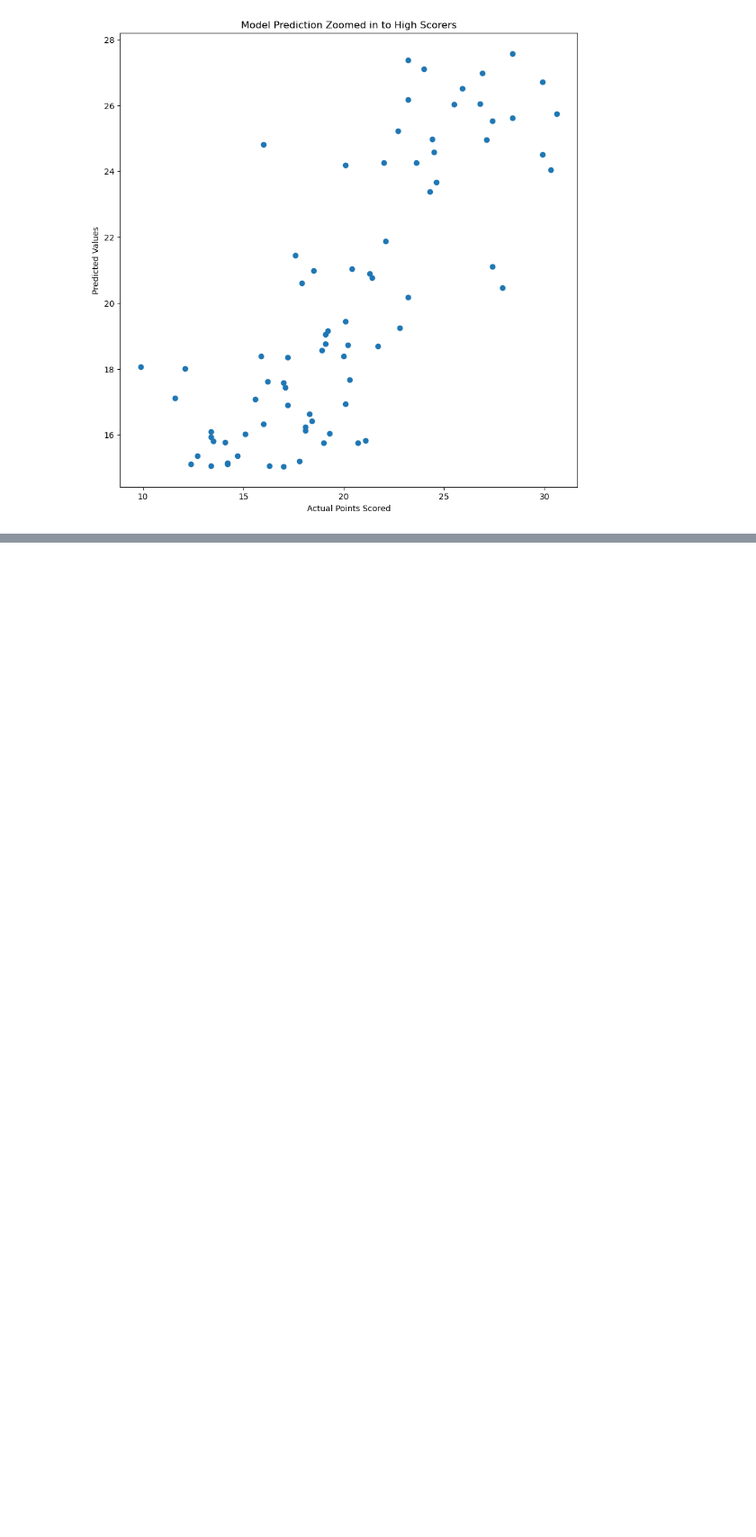
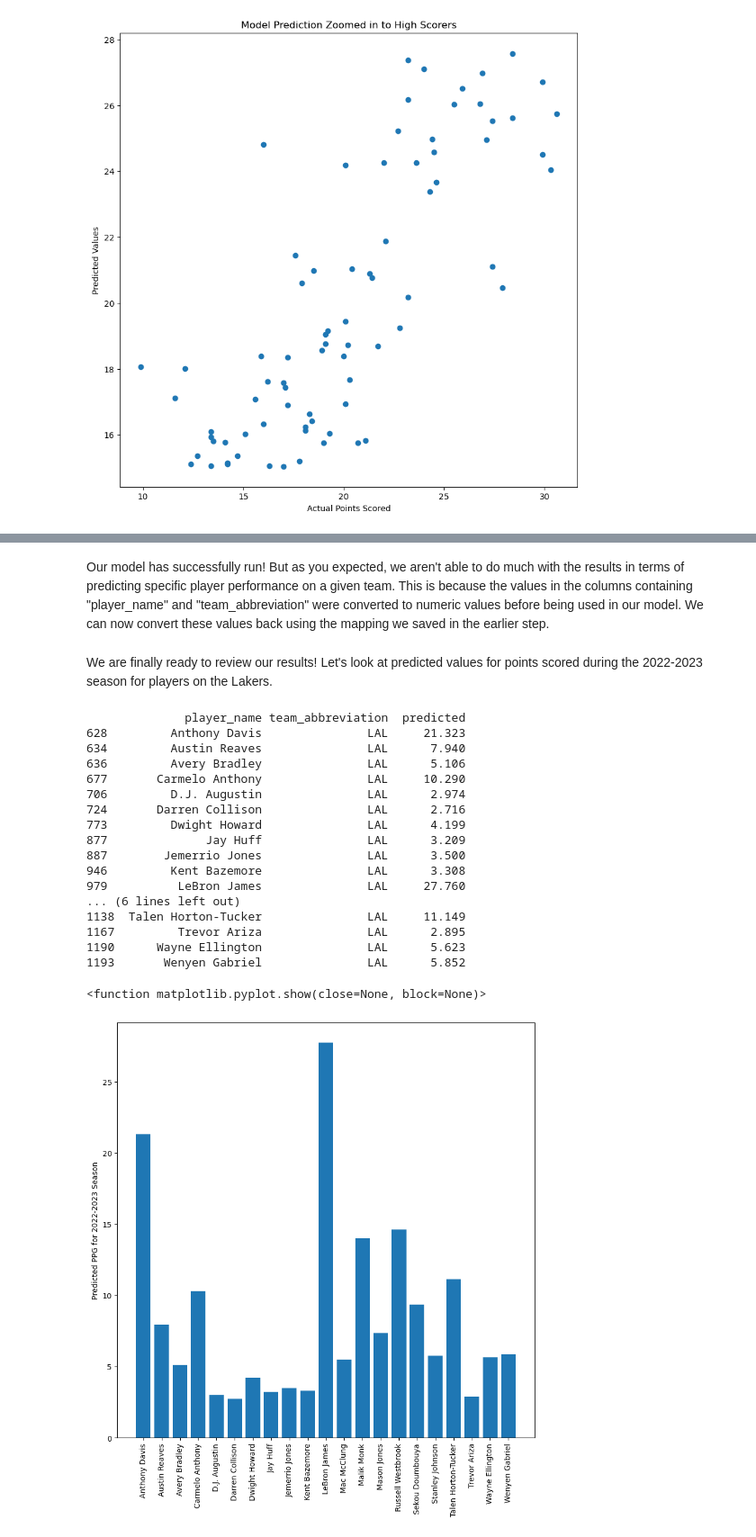
Before and after one commit to ArifHussain4/DataScience, a Jupyter notebook: Random Forest/Random Forest Point Prediction.ipynb, the cells around one changed output, grey strips where cells are left out. Shown at 90% size. Cells and saved outputs as stored; diff of their text form; code cells hidden in the pictures; blank space fills up the shorter version.

```diff
--- a/Random Forest/Random Forest Point Prediction.ipynb
+++ b/Random Forest/Random Forest Point Prediction.ipynb
@@ -346,13 +378,13 @@ Given we trained our model using data up to the 2020 season, we can now load dat
 # %%
 #Recall we saved the 2021-2022 season's data in data_2021
+#Let's quickly run the data cleaning we did not conduct on this
+#data set but did on the original data dataframe.
 
-#Let's quickly run the data cleaning we did not conduct on this data set but did on the original data dataframe.
+data_2021_p = data_2021.drop(columns = ['gp', 'reb', 'ast', 'net_rating', 'oreb_pct', 'dreb_pct', 'usg_pct', 'ts_pct', 'ast_pct', 'season', 'player_height', 'player_weight'])
 
-data_2021 = data_2021.drop(columns = ['gp', 'reb', 'ast', 'net_rating', 'oreb_pct', 'dreb_pct', 'usg_pct', 'ts_pct', 'ast_pct', 'season', 'player_height', 'player_weight'])
+data_2021_p = data_2021_p.dropna()
 
-data_2021 = data_2021.dropna()
-
-#Let's use our model to predict points scored by the player
-y_pred = regressor.predict(data_2021.drop(columns = 'pts'))
+# #Let's use our model to predict points scored by the player
+y_pred = regressor.predict(data_2021_p.drop(columns = 'pts'))
 # %% [markdown]
 Now we can evaluate our model's performance. One route is to recalculate the metrics discussed above (RMSE, MAE, R2). Another is to visually inspect via a scatter plot. We can plot our predicted values we our actual values. The hope is to see a strong linear relationship.
@@ -428,0 +490,55 @@ To be continued...
+# %% [markdown]
+Our model has successfully run! But as you expected, we aren't able to do much with the results in terms of predicting specific player performance on a given team. This is because the values in the columns containing "player_name" and "team_abbreviation" were converted to numeric values before being used in our model. We can now convert these values back using the mapping we saved in the earlier step.
+# %%
+#Convering float values back into int values for inverse transformation
+data_2022[['player_name', 'team_abbreviation', 'college', 'country', 'draft_year', 'draft_round', 'draft_number']] = data_2022[['player_name', 'team_abbreviation', 'college', 'country', 'draft_year', 'draft_round', 'draft_number']].astype(int)
+
+#Create a copy of the dataframe for the analysis
+result_2022 = data_2022.copy()
+
+#Iterate over each object type column in the analysis dataframe
+for col in result_2022.columns:
+    if data[col].dtype == "int":
+        #Get the corresponding LabelEncoder instance from the dictionary
+        le = encoders[col]
+        #Use the inverse_transform method to revert the numeric values back to the original object type values
+        result_2022[col] = le.inverse_transform(result_2022[col])
+
+#Add predictions back to the results table so we can see which players are predicted to score how many points!
+result_2022['predicted'] = y_pred
+# %% [markdown]
+We are finally ready to review our results! Let's look at predicted values for points scored during the 2022-2023 season for players on the Lakers.
+# %%
+#Updating the max rows setting in order to see predictions for all players.
+pd.options.display.max_rows = None
+result_2022_LAL = result_2022[['player_name', 'team_abbreviation', 'predicted']].query('team_abbreviation == "LAL"')
+print(result_2022_LAL)
+
+#Updating the max rows setting back for future analyses
+pd.options.display.max_rows = 10
+
+plt.figure(figsize = (10,10))
+plt.bar(result_2022_LAL['player_name'], result_2022_LAL['predicted'])
+plt.ylabel('Predicted PPG for 2022-2023 Season')
+plt.xticks(rotation=90)
+plt.show
+# %% [output]
+              player_name team_abbreviation  predicted
+628         Anthony Davis               LAL     21.323
+634         Austin Reaves               LAL      7.940
+636         Avery Bradley               LAL      5.106
+677       Carmelo Anthony               LAL     10.290
+706         D.J. Augustin               LAL      2.974
+724       Darren Collison               LAL      2.716
+773         Dwight Howard               LAL      4.199
+877              Jay Huff               LAL      3.209
+887        Jemerrio Jones               LAL      3.500
+946         Kent Bazemore               LAL      3.308
+979          LeBron James               LAL     27.760
+... (6 lines left out)
+1138  Talen Horton-Tucker               LAL     11.149
+1167         Trevor Ariza               LAL      2.895
+1190      Wayne Ellington               LAL      5.623
+1193       Wenyen Gabriel               LAL      5.852
+<function matplotlib.pyplot.show(close=None, block=None)>
+[figure, added]
```
Also changed, not shown: parts of 21 cells of this notebook.
